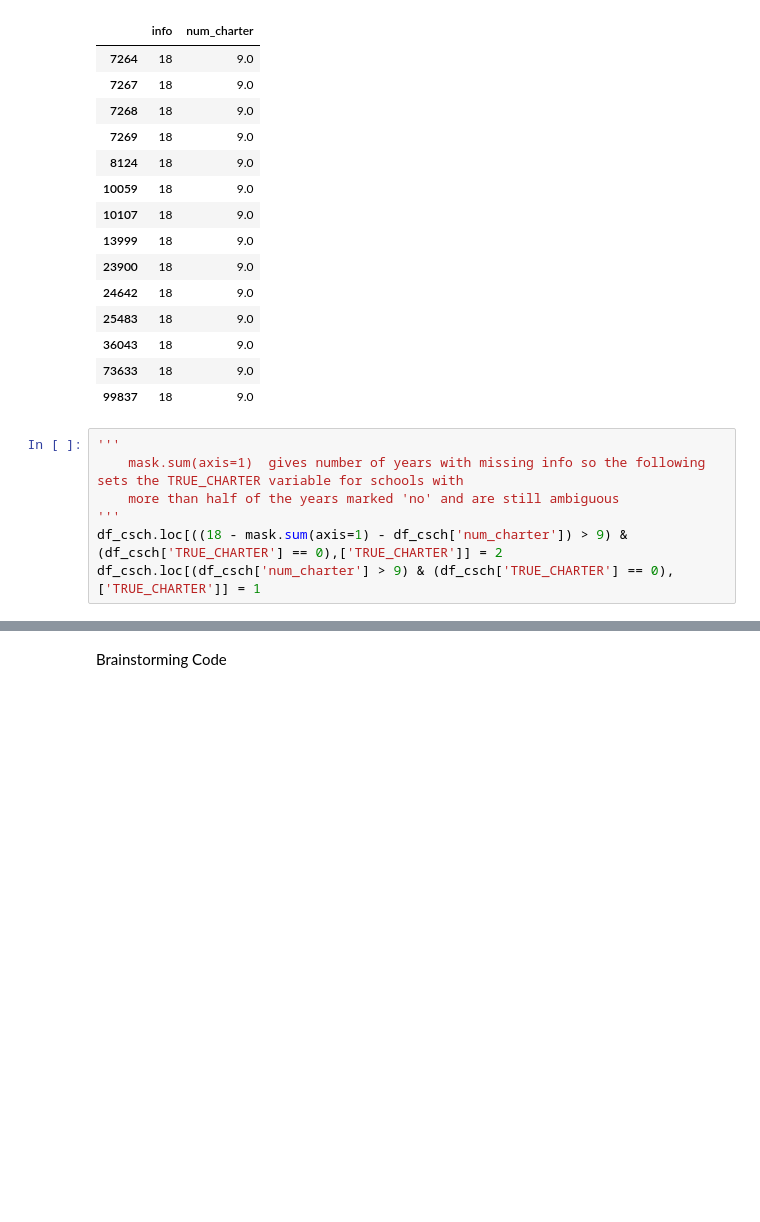
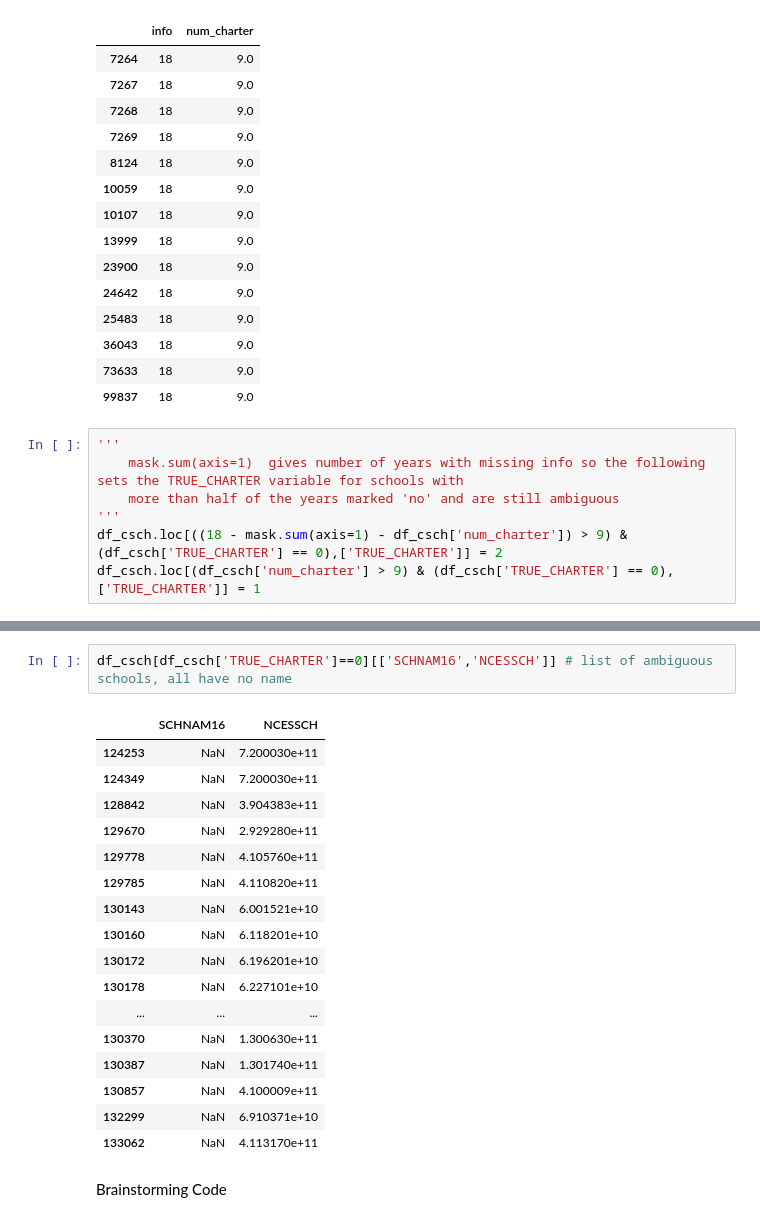
Before and after one commit to comp-strat/data_management, a Jupyter notebook: discrepancy_analysis.ipynb, the cells around one changed output, grey strips where cells are left out. Drawn from its saved outputs; the diff is of its cells as text; blank space fills up the shorter version.

```diff
--- a/discrepancy_analysis.ipynb
+++ b/discrepancy_analysis.ipynb
@@ -258,3 +313,23 @@ Name: info, dtype: int64
+# %%
+df_csch[df_csch['TRUE_CHARTER']==0][['SCHNAM16','NCESSCH']] # list of ambiguous schools, all have no name
+# %% [output]
+|  | SCHNAM16 | NCESSCH |
+| 124253 | NaN | 7.200030e+11 |
+| 124349 | NaN | 7.200030e+11 |
+| 128842 | NaN | 3.904383e+11 |
+| 129670 | NaN | 2.929280e+11 |
+| 129778 | NaN | 4.105760e+11 |
+| 129785 | NaN | 4.110820e+11 |
+| 130143 | NaN | 6.001521e+10 |
+| 130160 | NaN | 6.118201e+10 |
+| 130172 | NaN | 6.196201e+10 |
+| 130178 | NaN | 6.227101e+10 |
+| ... | ... | ... |
+| 130370 | NaN | 1.300630e+11 |
+| 130387 | NaN | 1.301740e+11 |
+| 130857 | NaN | 4.100009e+11 |
+| 132299 | NaN | 6.910371e+10 |
+| 133062 | NaN | 4.113170e+11 |
 # %% [markdown]
 Brainstorming Code
 # %%
```
Also changed, not shown: parts of 7 cells of this notebook.
